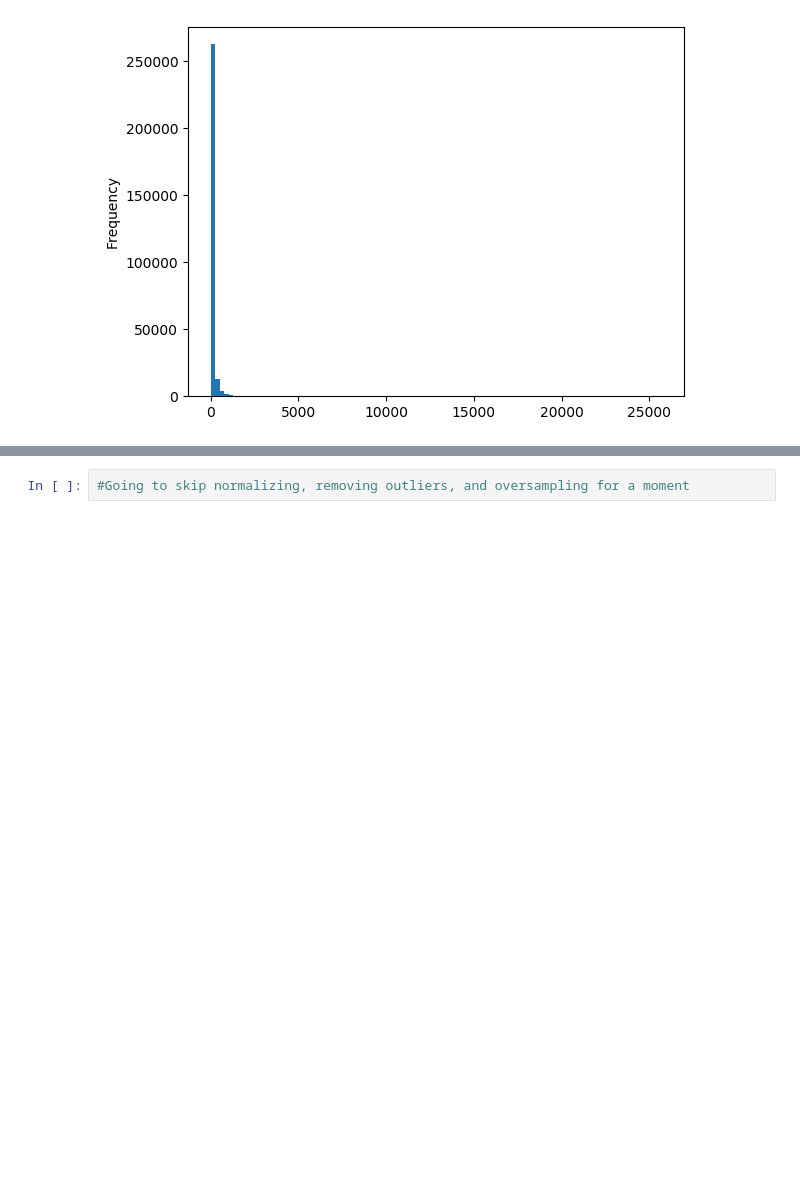
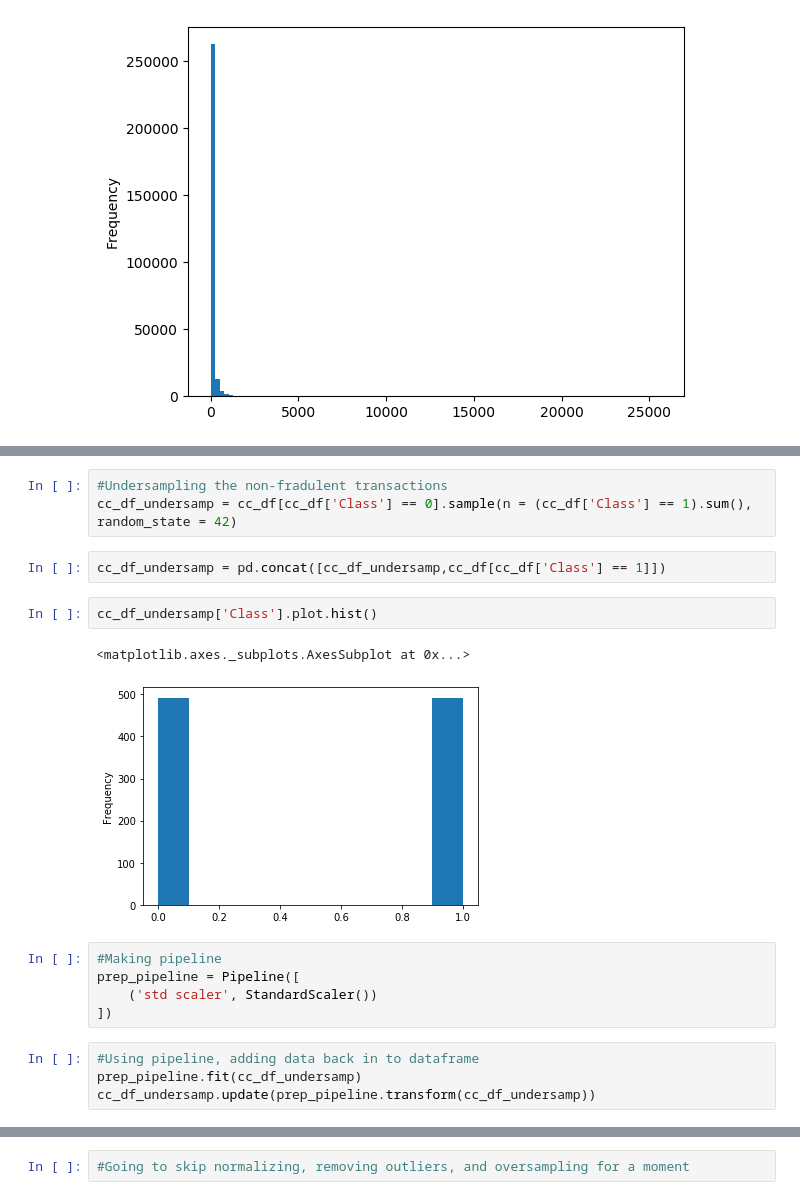
Before and after one commit to conorhamill36/CreditCardFraud, a Jupyter notebook: CreditCardFraud.ipynb, the cells around one changed output, grey strips where cells are left out. Saved outputs shown, nothing was run; the diff lists cells and outputs as text; blank space fills up the shorter version.

```diff
--- a/CreditCardFraud.ipynb
+++ b/CreditCardFraud.ipynb
@@ -165,0 +225,19 @@ len(cc_df['Class'])
+# %%
+#Undersampling the non-fradulent transactions
+cc_df_undersamp = cc_df[cc_df['Class'] == 0].sample(n = (cc_df['Class'] == 1).sum(), random_state = 42)
+# %%
+cc_df_undersamp = pd.concat([cc_df_undersamp,cc_df[cc_df['Class'] == 1]])
+# %%
+cc_df_undersamp['Class'].plot.hist()
+# %% [output]
+<matplotlib.axes._subplots.AxesSubplot at 0x...>
+[figure, added]
+# %%
+#Making pipeline
+prep_pipeline = Pipeline([
+    ('std scaler', StandardScaler())
+])
+# %%
+#Using pipeline, adding data back in to dataframe
+prep_pipeline.fit(cc_df_undersamp)
+cc_df_undersamp.update(prep_pipeline.transform(cc_df_undersamp))
```
Also changed, not shown: parts of 19 cells of this notebook.
